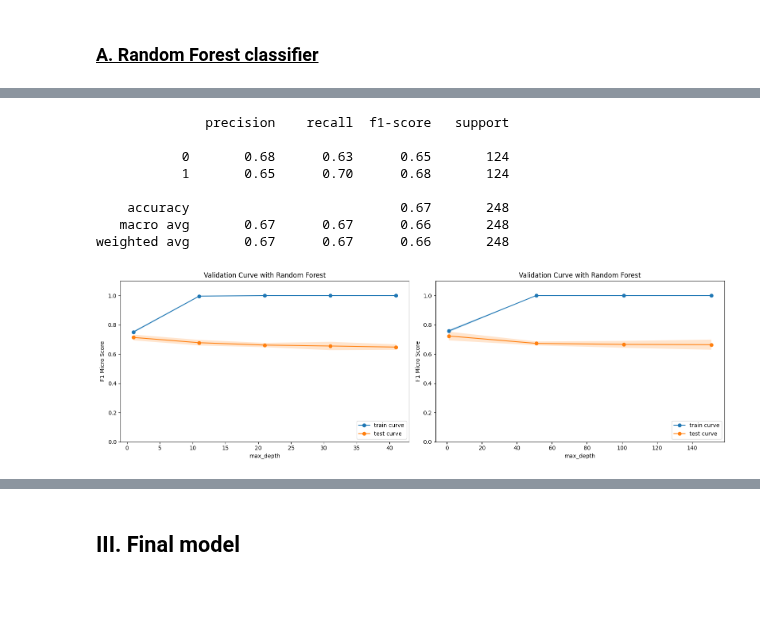
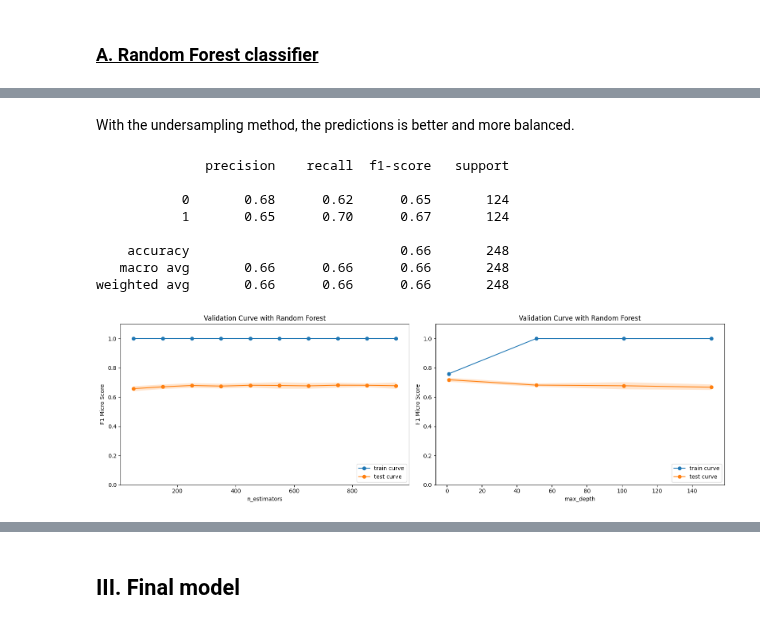
Before and after one commit to B-Manitas/Speed-Dating, a Jupyter notebook: notebook/model.ipynb, the cells around one changed output, grey strips where cells are left out. Saved outputs shown, nothing was run; the diff lists cells and outputs as text; code cells hidden in the pictures; blank space fills up the shorter version.

```diff
--- a/notebook/model.ipynb
+++ b/notebook/model.ipynb
@@ -36,12 +35,18 @@ TRAIN, TEST, VALID = model.preproc.load_preproc_dataset()
 # %% [markdown]
 ## <u><b>I. Applying the synthetic undersampling strategy</b></u>
 # %%
+# Save the imbalanced dataframes.
+X_TRAIN_IMBALANCED, Y_TRAIN_IMBALANCED = X_TRAIN, Y_TRAIN
+X_TEST_IMBALANCED, Y_TEST_IMBALANCED = X_TEST, Y_TEST
+
 # Apply undersampling to data due to the imbalance of the data.
 X_TRAIN, Y_TRAIN = model.preproc.undersampling(X_TRAIN, Y_TRAIN)
 X_TEST, Y_TEST = model.preproc.undersampling(X_TEST, Y_TEST)
 X_VALID, Y_VALID = model.preproc.undersampling(X_VALID, Y_VALID)
 
 # Apply PCA to the data.
+X_TRAIN_IMBALANCED = model.preproc.apply_pca(X_TRAIN_IMBALANCED, model.n_pca)
+X_TEST_IMBALANCED = model.preproc.apply_pca(X_TEST_IMBALANCED, model.n_pca)
 X_TRAIN = model.preproc.apply_pca(X_TRAIN, model.n_pca)
 X_TEST = model.preproc.apply_pca(X_TEST, model.n_pca)
 X_VALID = model.preproc.apply_pca(X_VALID, model.n_pca)
@@ -100,5 +128,7 @@ params_cv = {"X": X_TRAIN, "y": Y_TRAIN,
+# %% [markdown]
+With the undersampling method, the predictions is better and more balanced.
 # %%
-# Fit the model
+# Fit the model with undersampling
 model_name = "Random Forest"
 
 rfc = RandomForestClassifier()
@@ -110,41 +140,41 @@ print(classification_report(Y_TEST, y_pred))
 # %% [output]
               precision    recall  f1-score   support
 
-           0       0.68      0.63      0.65       124
-           1       0.65      0.70      0.68       124
+           0       0.68      0.62      0.65       124
+           1       0.65      0.70      0.67       124
 
-    accuracy                           0.67       248
-   macro avg       0.67      0.67      0.66       248
-weighted avg       0.67      0.67      0.66       248
+    accuracy                           0.66       248
+   macro avg       0.66      0.66      0.66       248
+weighted avg       0.66      0.66      0.66       248
 # %%
 # Fit the model for max_depth
-params_cv["param_name"] = "max_depth"
-params_cv["param_range"] = np.arange(1, 50, 10)
-params_cv["estimator"] = RandomForestClassifier(bootstrap=False)
+params_cv["param_name"] = "n_estimators"
+params_cv["param_range"] = np.arange(50, 1000, 100)
+params_cv["estimator"] = RandomForestClassifier()
 
 sc_train, sc_test = validation_curve(**params_cv)
 
 # Plot the validation curve
 plt.figure(figsize=(16, 5))
 plt.subplot(1, 2, 1)
 model.plot_validation_curve(sc_train, sc_test, model_name,
                             params_cv["param_name"], params_cv["param_range"])
 
 
 # Fit the model for max_depth
 params_cv["param_name"] = "max_depth"
 params_cv["param_range"] = np.arange(1, 200, 50)
-params_cv["estimator"] = RandomForestClassifier(bootstrap=True, oob_score=True, class_weight="balanced")
+params_cv["estimator"] = RandomForestClassifier(bootstrap=True, class_weight="balanced_subsample")
 
 sc_train, sc_test = validation_curve(**params_cv)
 
 # Plot the validation curve
 plt.subplot(1, 2, 2)
 model.plot_validation_curve(sc_train, sc_test, model_name,
                             params_cv["param_name"], params_cv["param_range"])
 
 
 plt.tight_layout()
 plt.show()
 # %% [output]
-[figure, old version]
+[figure, new version]
```
Also changed, not shown: parts of 11 cells of this notebook, 4 other files.
